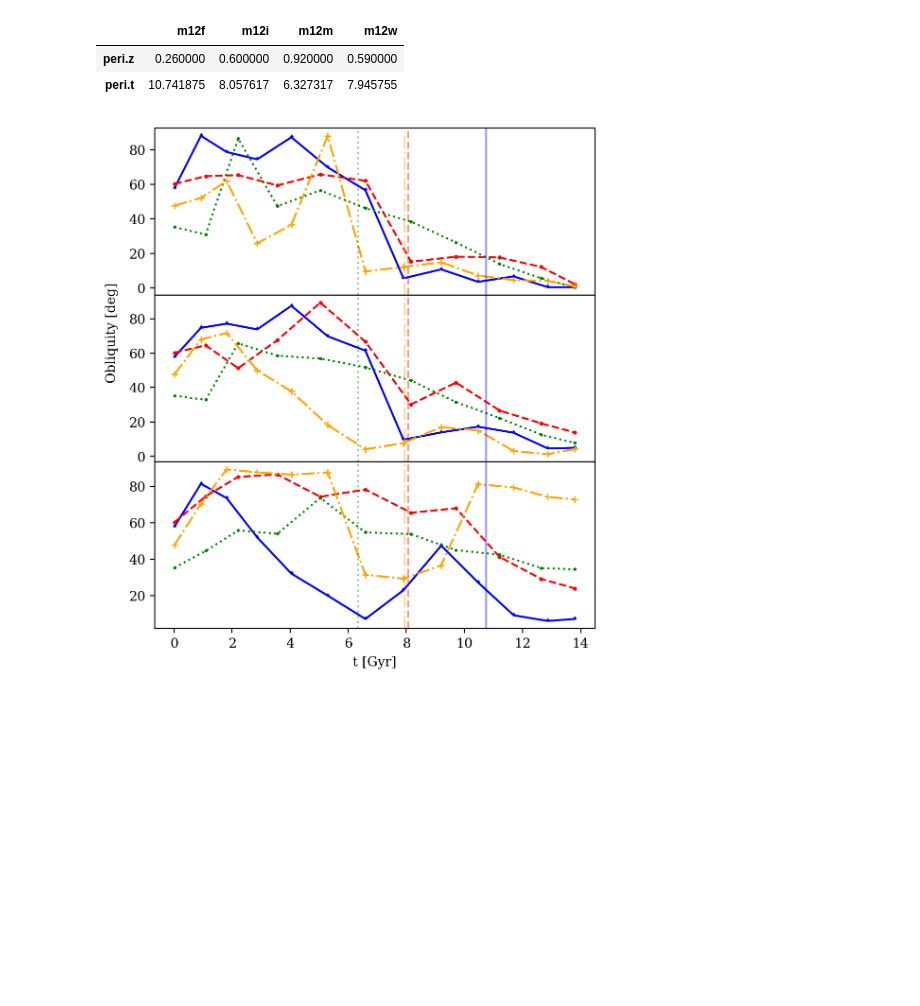
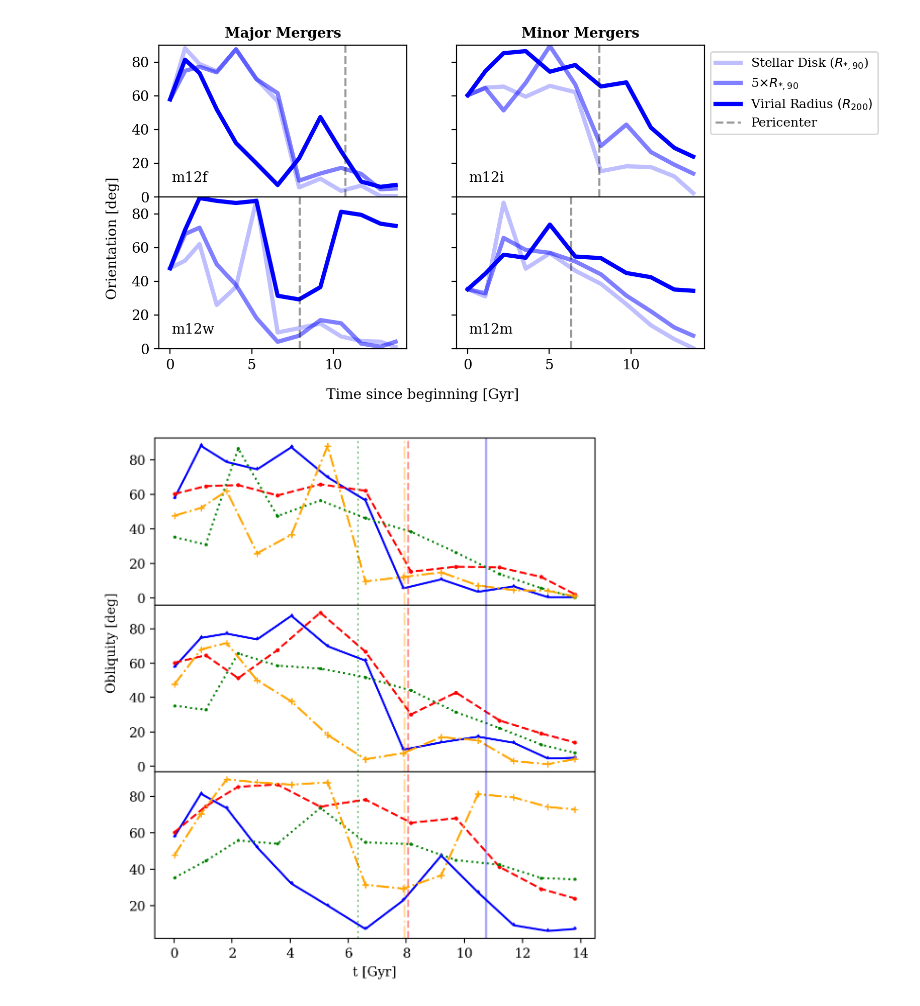
Before and after one commit to jaybaptista/latte_orientations, a Jupyter notebook: _plot_obliquityAngles_z.ipynb, the cells around one changed output. Drawn from its saved outputs; the diff is of its cells as text; code cells hidden in the pictures; blank space fills up the shorter version.

```diff
--- a/_plot_obliquityAngles_z.ipynb
+++ b/_plot_obliquityAngles_z.ipynb
@@ -11,6 +10,0 @@ pericenter = pd.read_hdf('data_pericenters.h5')
-# %%
-pericenter
-# %% [output]
-|  | m12f | m12i | m12m | m12w |
-| peri.z | 0.260000 | 0.600000 | 0.920000 | 0.590000 |
-| peri.t | 10.741875 | 8.057617 | 6.327317 | 7.945755 |
@@ -19,3 +11,60 @@ vfunc = np.vectorize(ob.cvtSnapshot)
+# %%
+m12i_data = pd.read_hdf('Orientations_z/data_obliquityAngles_z_m12i_res7100.h5')
+m12f_data = pd.read_hdf('Orientations_z/data_obliquityAngles_z_m12f_res7100.h5')
+m12w_data = pd.read_hdf('Orientations_z/data_obliquityAngles_z_m12w_res7100.h5')
+m12m_data = pd.read_hdf('Orientations_z/data_obliquityAngles_z_m12m_res7100.h5')
+# %%
+m12i_time = vfunc(m12i_data['snapshot'])
+m12f_time = vfunc(m12f_data['snapshot'])
+m12w_time = vfunc(m12w_data['snapshot'])
+m12m_time = vfunc(m12m_data['snapshot'])
+# %%
+fig, ax = pl.subplots(2, 2, dpi=200, sharex=True, sharey=True, figsize=(7,4))
+
+((ax_f, ax_i), (ax_w, ax_m)) = ax
+
+ax_i.plot(m12i_time, m12i_data['disk'], c='b', alpha=.25, label='Stellar Disk ($R_{*,90}$)', lw=3)
+ax_i.plot(m12i_time, m12i_data['5.disk'], c='b', alpha=.5, label='5$ \\times R_{*,90}$', lw=3)
+ax_i.plot(m12i_time, m12i_data['virial'], c='b', label='Virial Radius $(R_{200})$', lw=3)
+
+ax_f.plot(m12f_time, m12f_data['disk'], c='b', alpha=.25, label='Stellar Disk ($R_{*,90}$)', lw=3)
+ax_f.plot(m12f_time, m12f_data['5.disk'], c='b', alpha=.5, label='5$ \\times R_{*,90}$', lw=3)
+ax_f.plot(m12f_time, m12f_data['virial'], c='b', label='Virial Radius $(R_{200})$', lw=3)
+
+ax_m.plot(m12m_time, m12m_data['disk'], c='b', alpha=.25, lw=3)
+ax_m.plot(m12m_time, m12m_data['5.disk'], c='b', alpha=.5, lw=3)
+ax_m.plot(m12m_time, m12m_data['virial'], c='b', lw=3)
+
+ax_w.plot(m12w_time, m12w_data['disk'], c='b', alpha=.25, lw=3)
+ax_w.plot(m12w_time, m12w_data['5.disk'], c='b', alpha=.5, lw=3)
+ax_w.plot(m12w_time, m12w_data['virial'], c='b', lw=3)
+
+ax_f.axvline(pericenter['m12f']['peri.t'], alpha=.4, ls='dashed', c='k')
+ax_i.axvline(pericenter['m12i']['peri.t'], alpha=.4, ls='dashed', c='k', label='Pericenter')
+ax_m.axvline(pericenter['m12m']['peri.t'], alpha=.4, ls='dashed', c='k')
+ax_w.axvline(pericenter['m12w']['peri.t'], alpha=.4, ls='dashed', c='k')
+
+ax_m.text(0.05, .1, 'm12m', transform=ax_m.transAxes)
+ax_i.text(0.05, .1, 'm12i', transform=ax_i.transAxes)
+ax_f.text(0.05, .1, 'm12f', transform=ax_f.transAxes)
+ax_w.text(0.05, .1, 'm12w', transform=ax_w.transAxes)
+
+ax_i.legend(bbox_to_anchor=(1, 1), fontsize=9)
+
+for a in ax.flatten():
+    a.set_ylim(0, 90)
+
+fig.subplots_adjust(hspace=0)
+
+fig.text(0.05, .4, 'Orientation [deg]', rotation=90, va='center')
+fig.text(.5, 0., 'Time since beginning [Gyr]', ha='center')
+
+ax_f.text(.5, 1.05, 'Major Mergers', ha='center', transform=ax_f.transAxes, fontweight='bold')
+ax_i.text(.5, 1.05, 'Minor Mergers', ha='center', transform=ax_i.transAxes, fontweight='bold')
+
+pl.show()
+# %% [output]
+[figure, added]
 # %%
 m12i_data = pd.read_hdf('Orientations_z/data_obliquityAngles_z_m12i_res7100.h5')
 m12f_data = pd.read_hdf('Orientations_z/data_obliquityAngles_z_m12f_res7100.h5')
```
Also changed, not shown: parts of 3 cells of this notebook, 11 other files.
